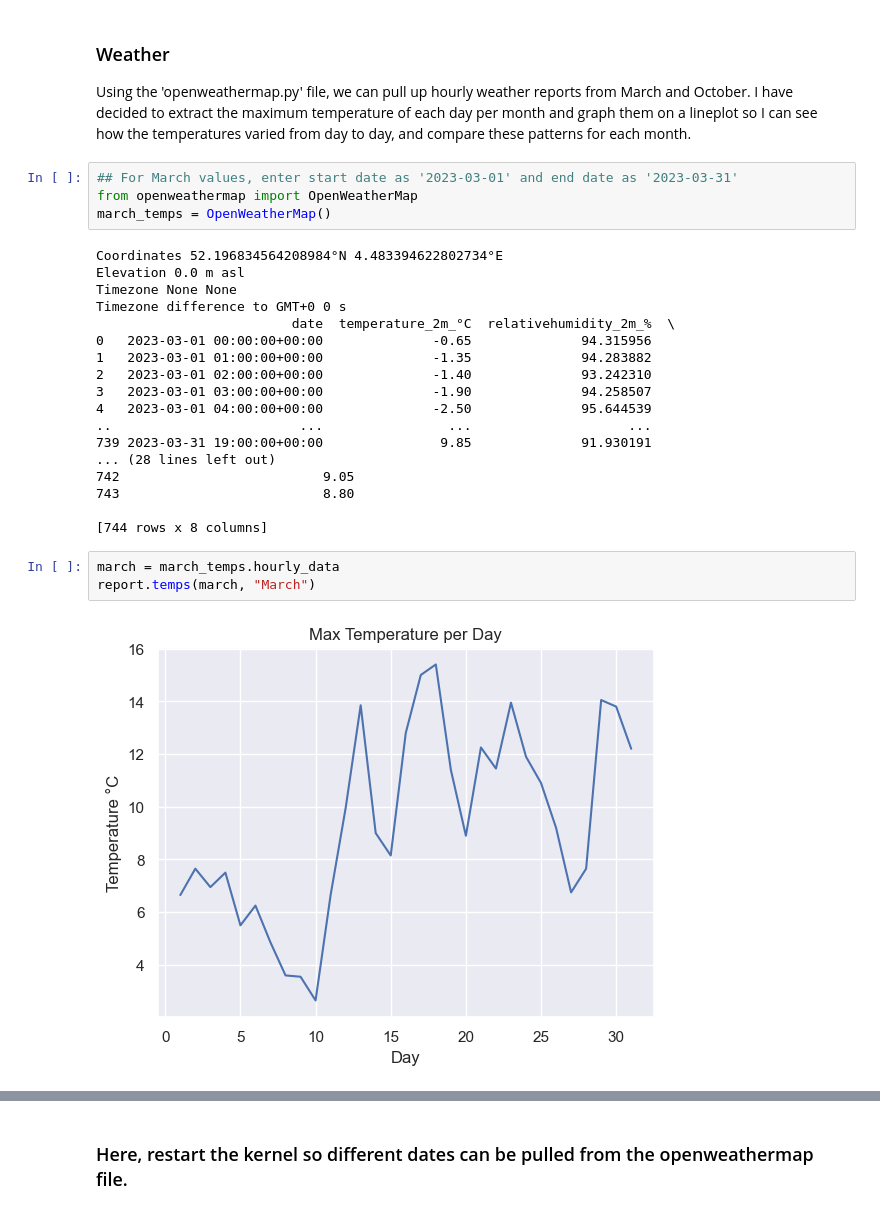
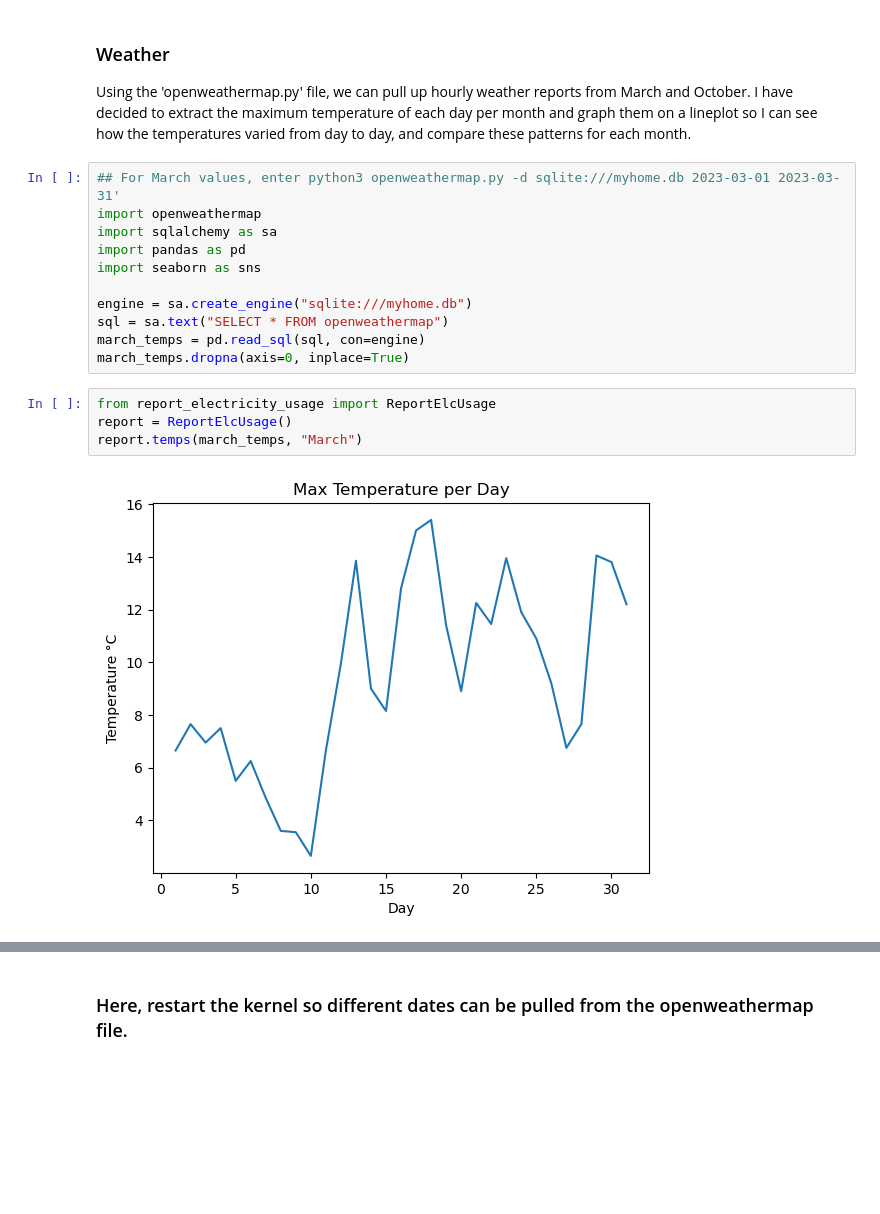
Before and after one commit to Yufanggg/Smart-House, a Jupyter notebook: report_electricity_usage.ipynb, the cells around one changed output, grey strips where cells are left out. Drawn from its saved outputs; the diff is of its cells as text; blank space fills up the shorter version.

```diff
--- a/report_electricity_usage.ipynb
+++ b/report_electricity_usage.ipynb
@@ -84,29 +84,19 @@ There are multiple instances where there is zero movement detected in 2023, and
 ### Weather
 Using the 'openweathermap.py' file, we can pull up hourly weather reports from March and October. I have decided to extract the maximum temperature of each day per month and graph them on a lineplot so I can see how the temperatures varied from day to day, and compare these patterns for each month.
 # %%
-## For March values, enter start date as '2023-03-01' and end date as '2023-03-31'
-from openweathermap import OpenWeatherMap
-march_temps = OpenWeatherMap()
+## For March values, enter python3 openweathermap.py -d sqlite:///myhome.db 2023-03-01 2023-03-31'
+import openweathermap
+import sqlalchemy as sa
+import pandas as pd
+import seaborn as sns
+
+engine = sa.create_engine("sqlite:///myhome.db")
+sql = sa.text("SELECT * FROM openweathermap")
+march_temps = pd.read_sql(sql, con=engine)
+march_temps.dropna(axis=0, inplace=True)
-# %% [output]
-Coordinates 52.196834564208984°N 4.483394622802734°E
-Elevation 0.0 m asl
-Timezone None None
-Timezone difference to GMT+0 0 s
-                         date  temperature_2m_°C  relativehumidity_2m_%  \
-0   2023-03-01 00:00:00+00:00              -0.65              94.315956
-1   2023-03-01 01:00:00+00:00              -1.35              94.283882
-2   2023-03-01 02:00:00+00:00              -1.40              93.242310
-3   2023-03-01 03:00:00+00:00              -1.90              94.258507
-4   2023-03-01 04:00:00+00:00              -2.50              95.644539
-..                        ...                ...                    ...
-739 2023-03-31 19:00:00+00:00               9.85              91.930191
-... (28 lines left out)
-742                          9.05
-743                          8.80
-
-[744 rows x 8 columns]
 # %%
-march = march_temps.hourly_data
-report.temps(march, "March")
+from report_electricity_usage import ReportElcUsage
+report = ReportElcUsage()
+report.temps(march_temps, "March")
 # %% [output]
-[figure, old version]
+[figure, new version]
```
Also changed, not shown: parts of 3 cells of this notebook, 1 other file.
